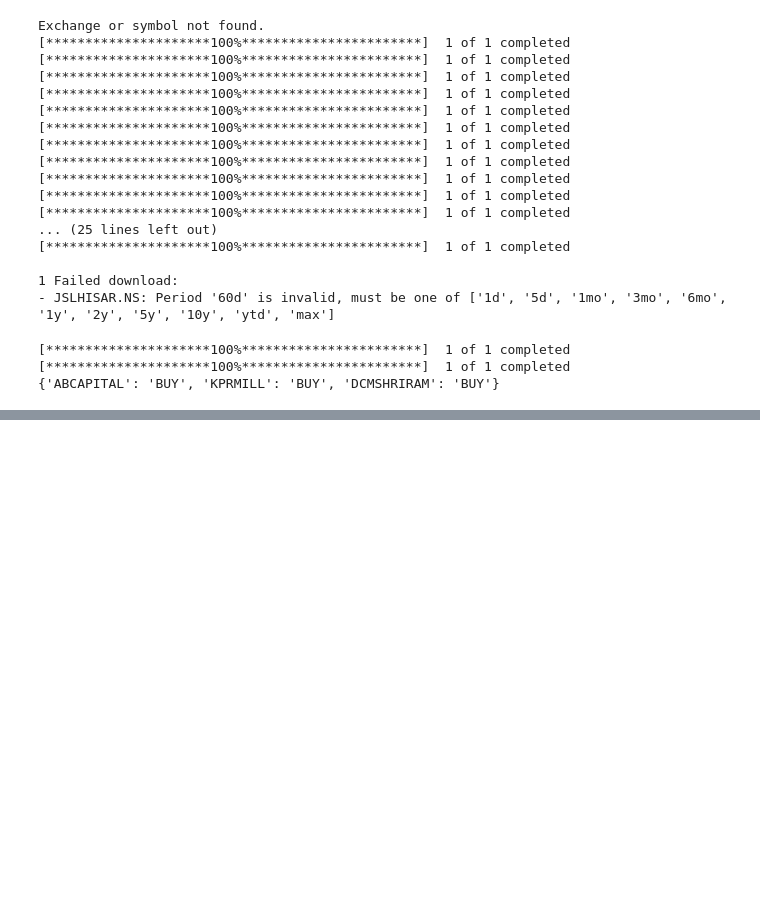
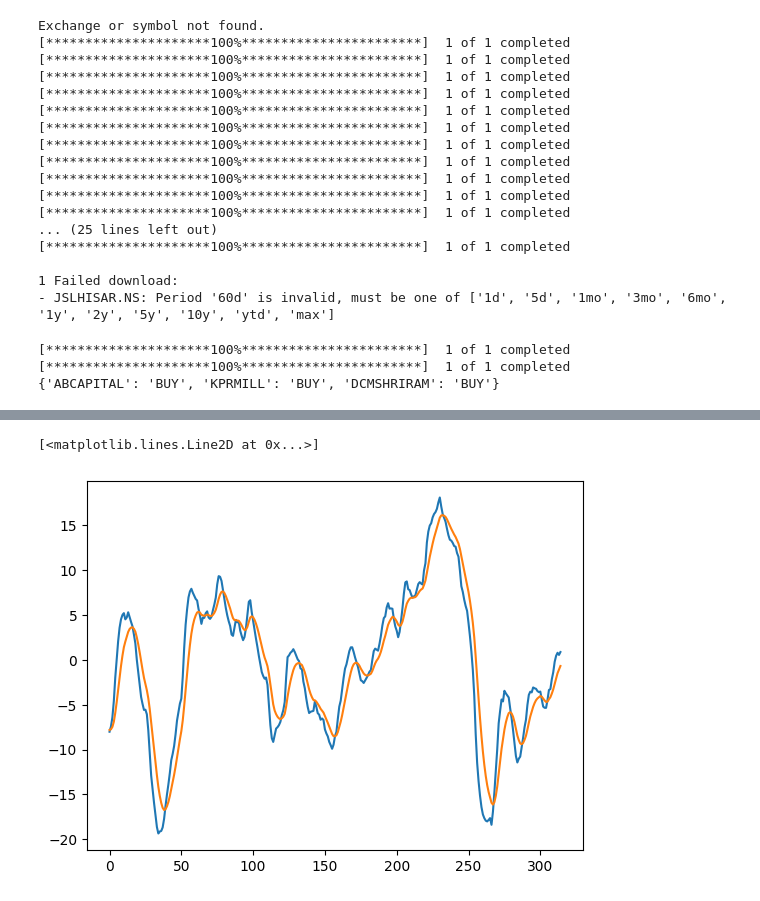
Before and after one commit to innovsm/algorithmic-trading, a Jupyter notebook: stock_recommendation.ipynb, the cells around one changed output, grey strips where cells are left out. Drawn from its saved outputs; the diff is of its cells as text; code cells hidden in the pictures; blank space fills up the shorter version.

Commit message:
chart additon

```diff
--- a/stock_recommendation.ipynb
+++ b/stock_recommendation.ipynb
@@ -470,0 +462,2 @@ for i, j in zip(result[0], result[1]):
+# %%
+data = process_company_list(get_company_list(),11)
@@ -470,0 +476,12 @@ for i, j in zip(result[0], result[1]):
+# %%
+x = data[1][0][0]
+# %%
+# convetting index to number
+x.index = np.arange(0,len(x))
+# %%
+import matplotlib.pyplot as plt
+plt.plot(x['macd'])
+plt.plot(x['macd_signal'])
+# %% [output]
+[<matplotlib.lines.Line2D at 0x...>]
+[figure, added]
```
Also changed, not shown: parts of 8 cells of this notebook, 2 other files.
